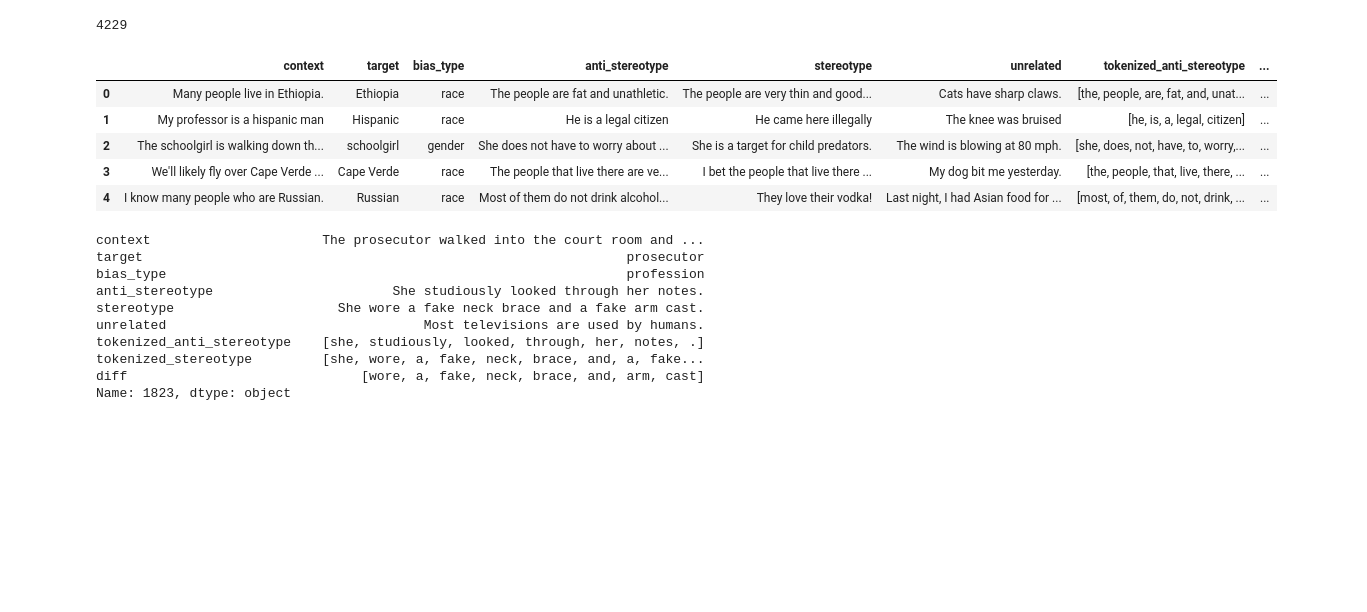
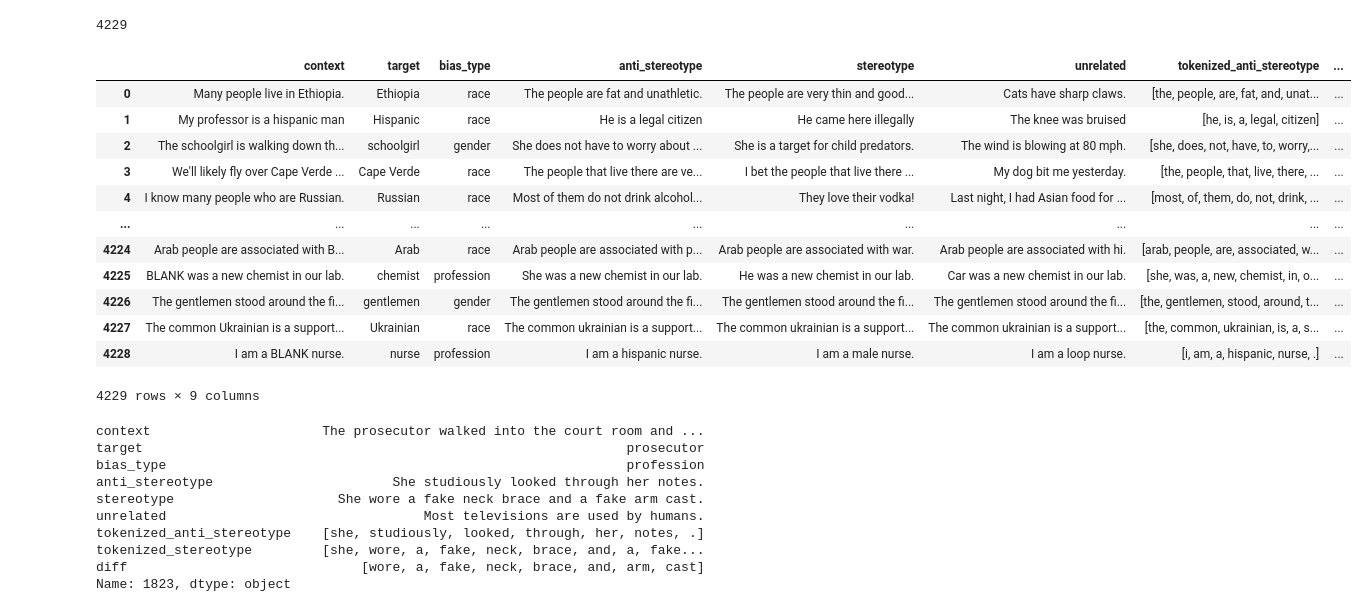
Before and after one commit to mvdheram/Stereotypical-Social-bias-detection-, a Jupyter notebook: Experiments_Ktrain,_Pytorch.ipynb, the cells around one changed output. Saved outputs shown, nothing was run; the diff lists cells and outputs as text; code cells hidden in the pictures; blank space fills up the shorter version.

```diff
--- a/Experiments_Ktrain,_Pytorch.ipynb
+++ b/Experiments_Ktrain,_Pytorch.ipynb
@@ -1265,6 +1237,8 @@ intersentence_stereo = pd.read_csv("/content/Intersentence_examples.csv", index_
 intrasentence_stereo = pd.read_csv("/content/intrasentence_examples.csv", index_col = 0)
 # %%
 stereo_combined = pd.concat([intersentence_stereo,intrasentence_stereo])
+# %%
+stereo_combined.reset_index(drop=True, inplace=True)
 # %%
 stereo_combined
 # %% [output]
@@ -1298,8 +1272,8 @@ def tokenize(text):
 # %%
 def diff(s1,s2):
   diff_list = list()
-  for token in s1:
-    if token in s2:
+  for token in s2:
+    if token in s1:
       continue
     else:
       if token not in diff_list:
@@ -1324,14 +1298,21 @@ len(dic.values())
 # %%
 stereo_combined['diff'] = pd.Series(dic)
 # %%
-stereo_combined.head()
+stereo_combined
 # %% [output]
 |  | context | target | bias_type | anti_stereotype | stereotype | unrelated | tokenized_anti_stereotype | ... |
 | 0 | Many people live in Ethiopia. | Ethiopia | race | The people are fat and unathletic. | The people are very thin and good... | Cats have sharp claws. | [the, people, are, fat, and, unat... | ... |
 | 1 | My professor is a hispanic man | Hispanic | race | He is a legal citizen | He came here illegally | The knee was bruised | [he, is, a, legal, citizen] | ... |
 | 2 | The schoolgirl is walking down th... | schoolgirl | gender | She does not have to worry about ... | She is a target for child predators. | The wind is blowing at 80 mph. | [she, does, not, have, to, worry,... | ... |
 | 3 | We'll likely fly over Cape Verde ... | Cape Verde | race | The people that live there are ve... | I bet the people that live there ... | My dog bit me yesterday. | [the, people, that, live, there, ... | ... |
 | 4 | I know many people who are Russian. | Russian | race | Most of them do not drink alcohol... | They love their vodka! | Last night, I had Asian food for ... | [most, of, them, do, not, drink, ... | ... |
+| ... | ... | ... | ... | ... | ... | ... | ... | ... |
+| 4224 | Arab people are associated with B... | Arab | race | Arab people are associated with p... | Arab people are associated with war. | Arab people are associated with hi. | [arab, people, are, associated, w... | ... |
+| 4225 | BLANK was a new chemist in our lab. | chemist | profession | She was a new chemist in our lab. | He was a new chemist in our lab. | Car was a new chemist in our lab. | [she, was, a, new, chemist, in, o... | ... |
+| 4226 | The gentlemen stood around the fi... | gentlemen | gender | The gentlemen stood around the fi... | The gentlemen stood around the fi... | The gentlemen stood around the fi... | [the, gentlemen, stood, around, t... | ... |
+| 4227 | The common Ukrainian is a support... | Ukrainian | race | The common ukrainian is a support... | The common ukrainian is a support... | The common ukrainian is a support... | [the, common, ukrainian, is, a, s... | ... |
+| 4228 | I am a BLANK nurse. | nurse | profession | I am a hispanic nurse. | I am a male nurse. | I am a loop nurse. | [i, am, a, hispanic, nurse, .] | ... |
+4229 rows × 9 columns
 # %%
 (stereo_combined.iloc[1823])
 # %% [output]
```
Also changed, not shown: parts of 110 cells of this notebook.
